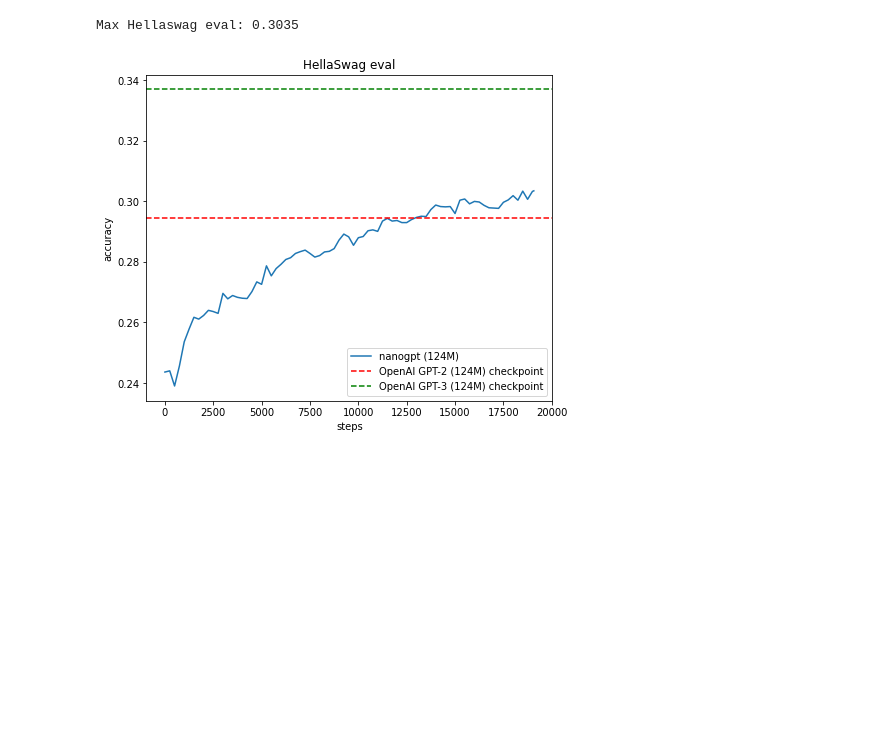
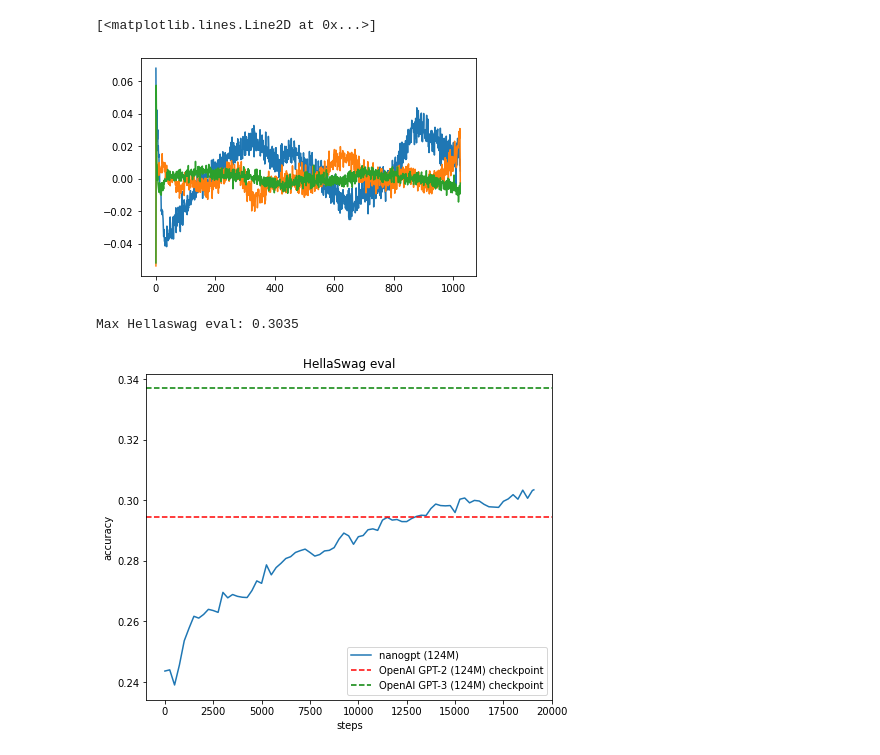
Before and after one commit to Guz-Ali/simple-GPT, a Jupyter notebook: analysis.ipynb, the cells around one changed output. Saved outputs shown, nothing was run; the diff lists cells and outputs as text; code cells hidden in the pictures; blank space fills up the shorter version.

```diff
--- a/analysis.ipynb
+++ b/analysis.ipynb
@@ -0,0 +1,8 @@
+# %%
+from transformers import GPT2LMHeadModel
+
+model_hf = GPT2LMHeadModel.from_pretrained("gpt2")
+sd_hf = model_hf.state_dict()
+
+for k, v in sd_hf.items():
+    print(k, v.shape)
@@ -1,3 +27,13 @@
+# %%
+import matplotlib.pyplot as plt
+%matplotlib inline
+
+plt.plot(sd_hf["transformer.wpe.weight"][:, 255])
+plt.plot(sd_hf["transformer.wpe.weight"][:, 200])
+plt.plot(sd_hf["transformer.wpe.weight"][:, 155])
+# %% [output]
+[<matplotlib.lines.Line2D at 0x...>]
+[figure, added]
 # %%
 import numpy as np
 import matplotlib.pyplot as plt
```
Also changed, not shown: parts of 1 cell of this notebook, 1 other file.
